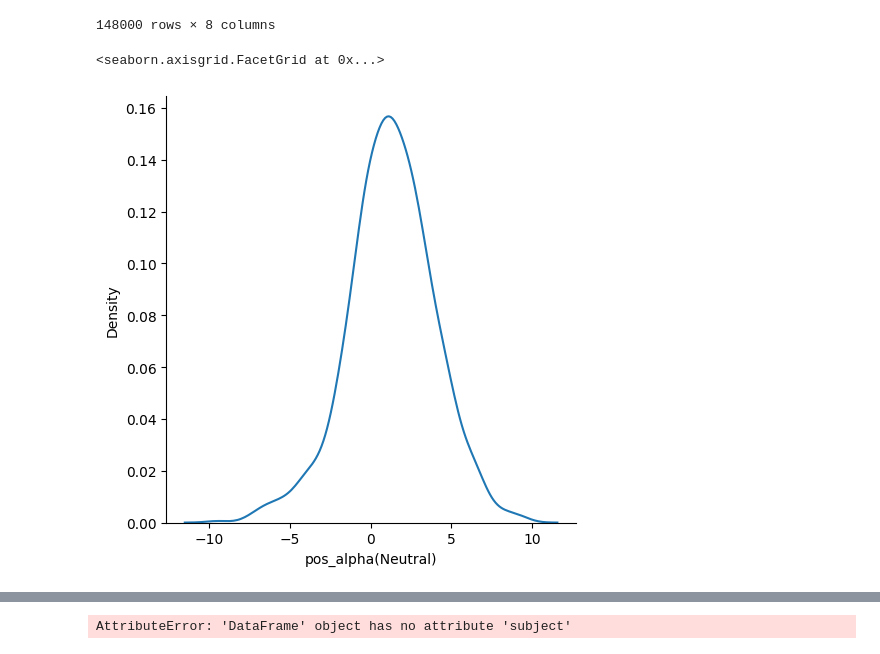
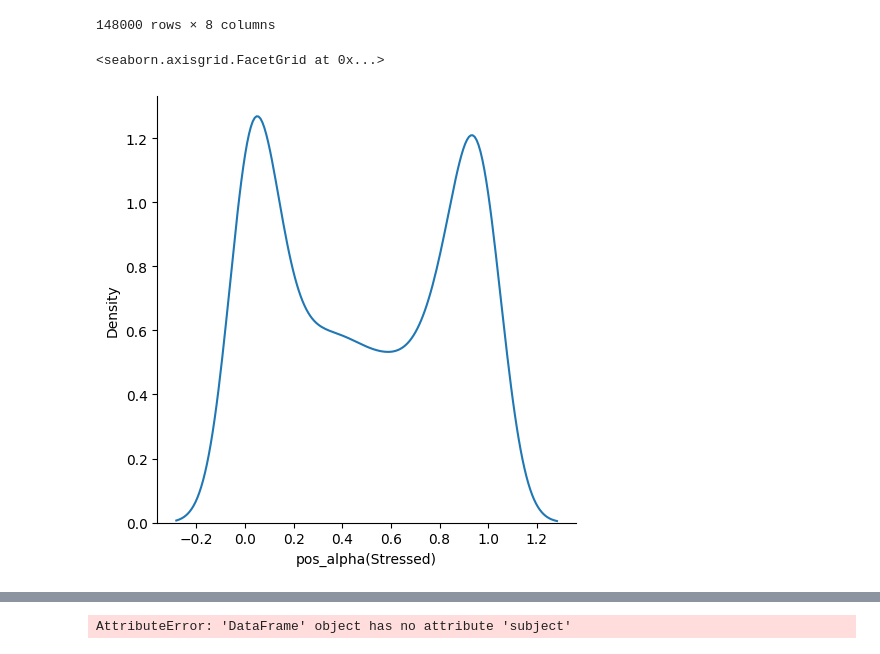
Before and after one commit to tejas-savalia/BPD, a Jupyter notebook: bpd_analyses.ipynb, the cells around one changed output, grey strips where cells are left out. Drawn from its saved outputs; the diff is of its cells as text; code cells hidden in the pictures.

```diff
--- a/bpd_analyses.ipynb
+++ b/bpd_analyses.ipynb
@@ -464,7 +473,7 @@ traces['alpha(Stressed)'] = np.exp(traces['alpha(Stressed)'])/(1 + np.exp(traces
 # traces['pos_alpha'] = np.exp(traces['pos_alpha'])/(1 + np.exp(traces['pos_alpha']))
 traces['pos_alpha(Stressed)'] = np.exp(traces['pos_alpha(Stressed)'])/(1 + np.exp(traces['pos_alpha(Stressed)']))
 # %%
-sns.displot(traces.loc[traces['subject'] == 10, 'pos_alpha(Neutral)'], kind = 'kde')
+sns.displot(traces.loc[traces['subject'] == 10, 'pos_alpha(Stressed)'], kind = 'kde')
 # %% [output]
 <seaborn.axisgrid.FacetGrid at 0x...>
-[figure, old version]
+[figure, new version]
```
Also changed, not shown: parts of 19 cells of this notebook.
